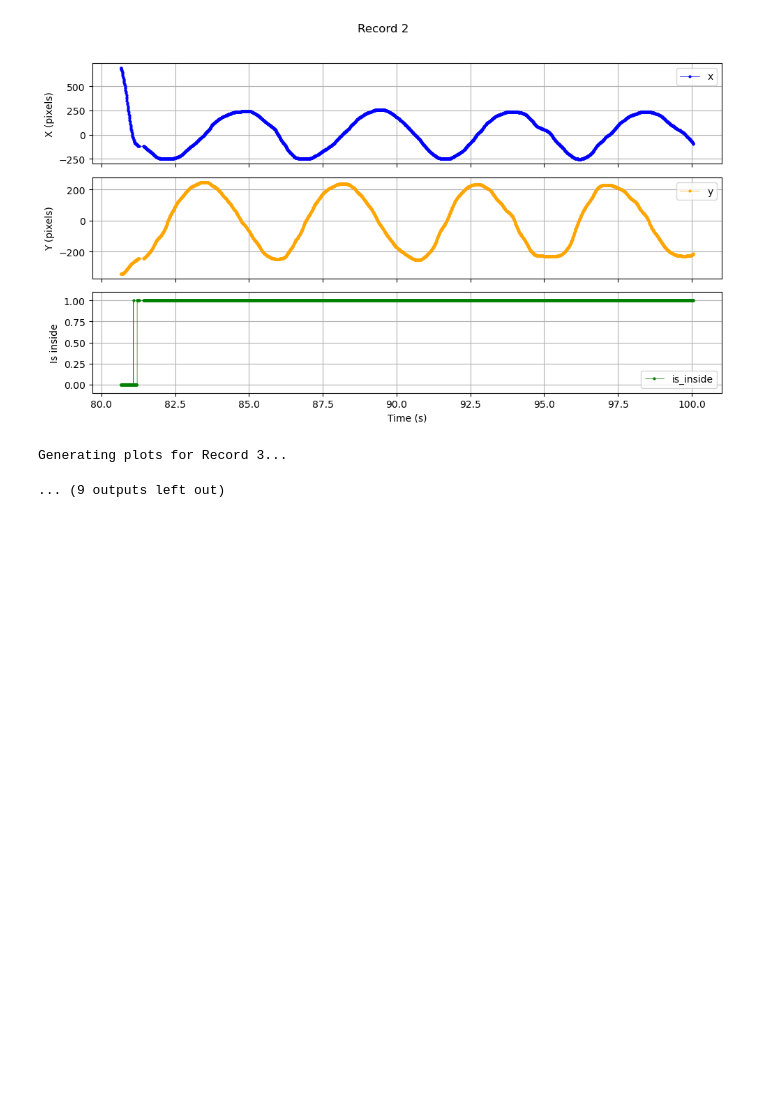
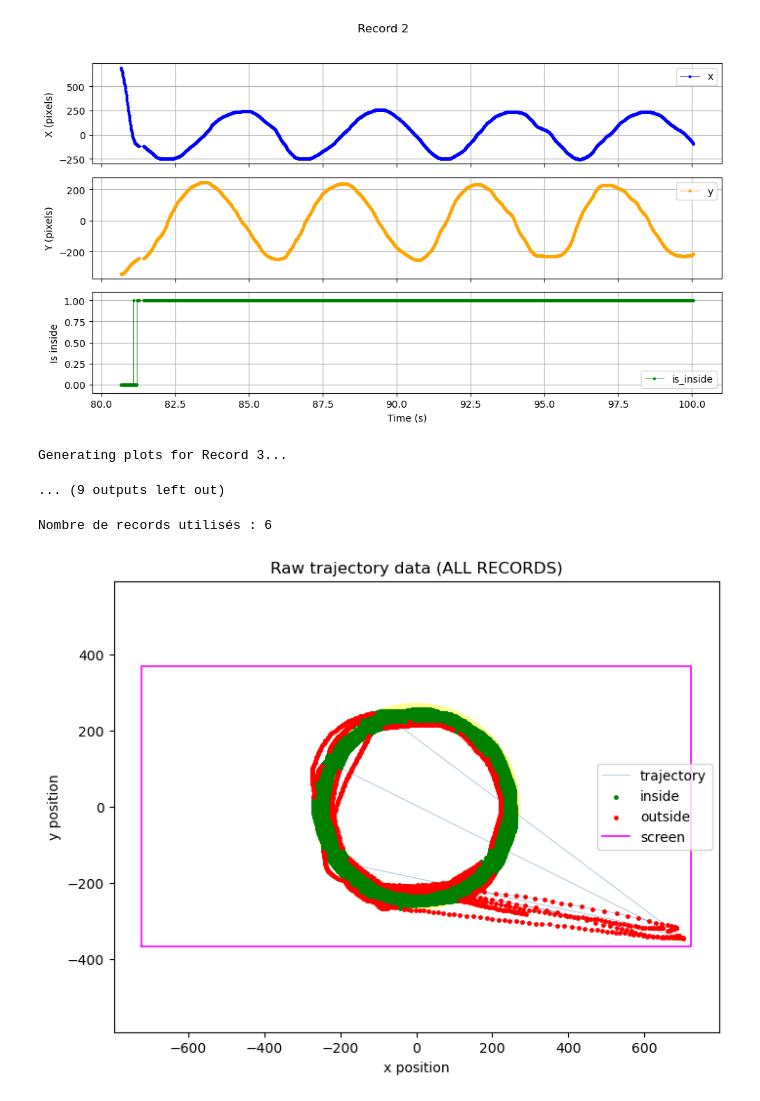
Before and after one commit to preclouxmatys/circular-task-analysis, a Jupyter notebook: notebooks/Figures_calcul_test.ipynb, the cells around one changed output. Cells and saved outputs as stored; diff of their text form; code cells hidden in the pictures; blank space fills up the shorter version.

Commit message:
Add global plot
i had the plot with the Five record. in one plot, at the end, and i dont achieve to plot in the big function Main. sorry

```diff
--- a/notebooks/Figures_calcul_test.ipynb
+++ b/notebooks/Figures_calcul_test.ipynb
@@ -530,0 +604,40 @@ Generating plots for Record 3...
+# %%
+
+# 1. Reading files
+header = parse_header(data_path)
+markers = parse_markers(marker_path)
+timestamps, mouse_x, mouse_y, in_target = load_data(data_path)
+
+if timestamps.size == 0:
+    print("No data was loaded. Exiting.")
+else:
+    # 2. Time in seconds
+    t0 = timestamps[0]
+    time_sec = (timestamps - t0) / 1000.0
+    record_starts_sec = [(ts - t0) / 1000.0 for ts in markers["start_ts"]]
+    record_ends_sec   = [(ts - t0) / 1000.0 for ts in markers["end_ts"]]
+
+    # 3. Build all_records (centered t, x, y, in_target)
+    center_x = header.get("centerX", 0)
+    center_y = header.get("centerY", 0)
+
+    all_records = []
+    for start_sec, end_sec in zip(record_starts_sec, record_ends_sec):
+        mask = (time_sec >= start_sec) & (time_sec <= end_sec)
+        if not np.any(mask):
+            continue
+
+        t_rec = time_sec[mask]
+        x_rec = mouse_x[mask] - center_x
+        y_rec = -(mouse_y[mask] - center_y)
+        in_rec = in_target[mask]
+
+        all_records.append((t_rec, x_rec, y_rec, in_rec))
+
+    print(f"Number of records used: {len(all_records)}")
+
+    # 4. global plot
+    plot_global_trajectory(all_records, header)
+# %% [output]
+Nombre de records utilisés : 6
+[figure, added]
```
Also changed, not shown: parts of 1 cell of this notebook.
